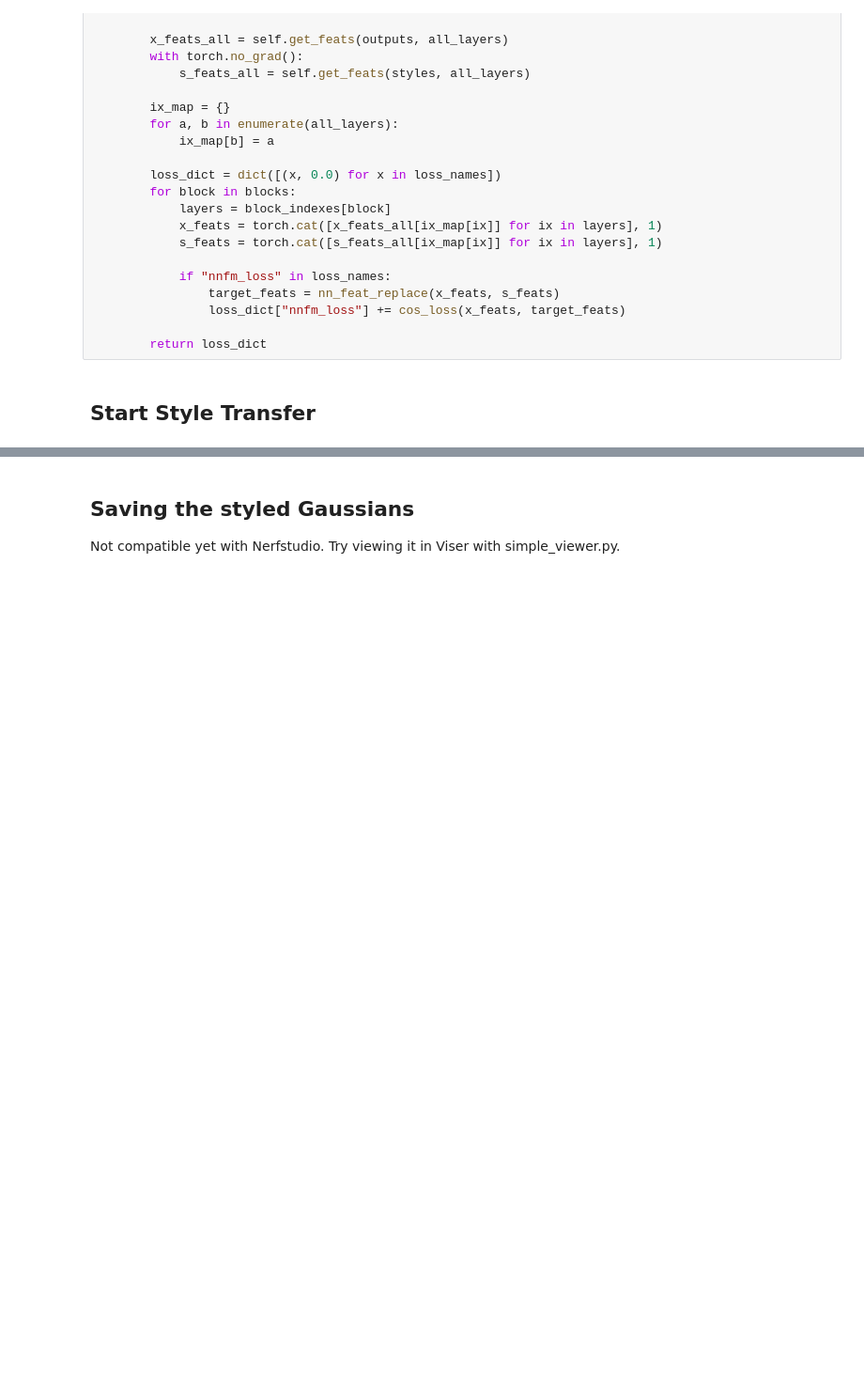
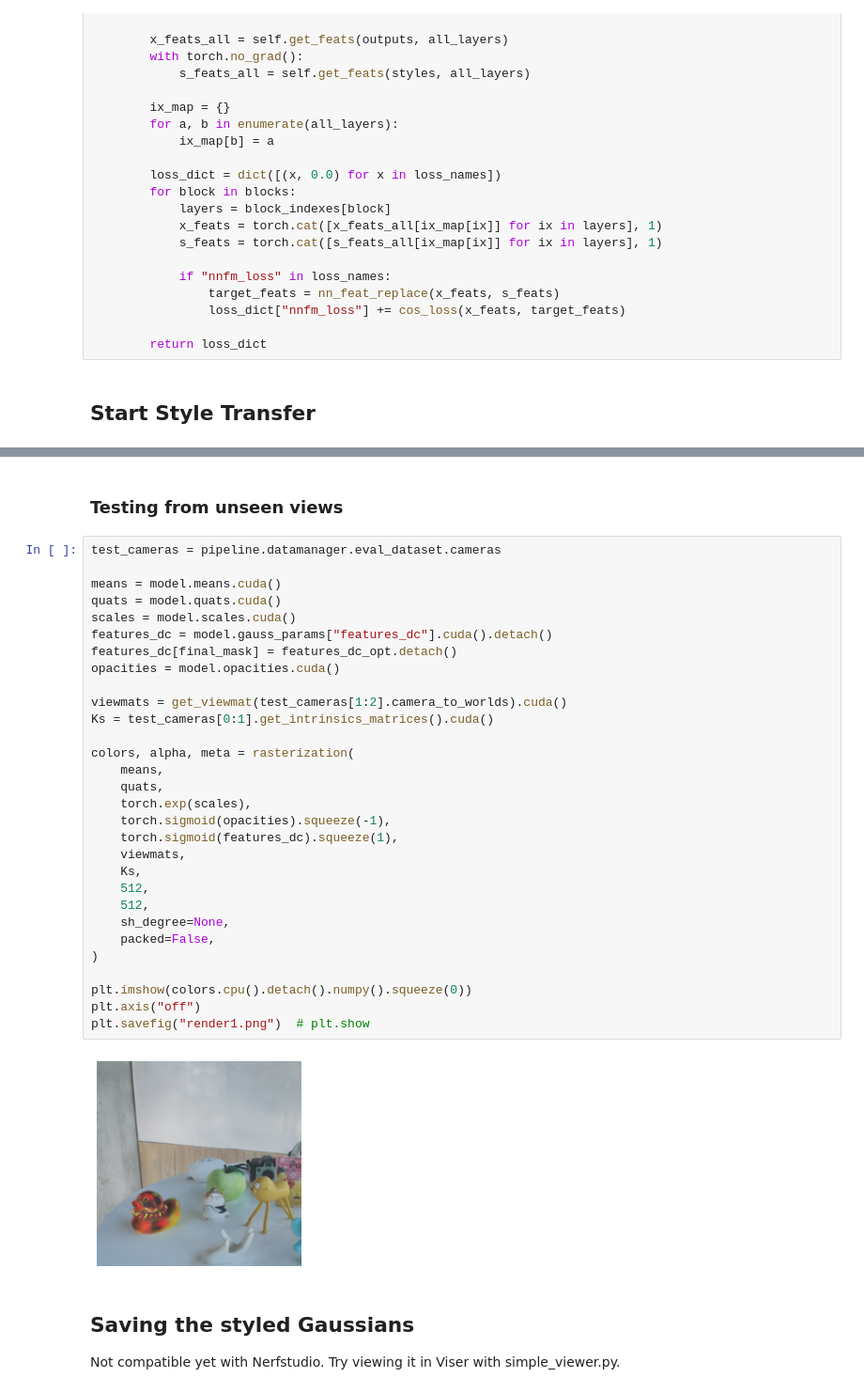
Before and after one commit to d-behl/gsplat-style-transfer, a Jupyter notebook: gs_segmentation.ipynb, the cells around one changed output, grey strips where cells are left out. Shown at 94% size. Drawn from its saved outputs; the diff is of its cells as text; blank space fills up the shorter version.

```diff
--- a/gs_segmentation.ipynb
+++ b/gs_segmentation.ipynb
@@ -709,3 +752,37 @@ plt.savefig("render1.png")  # plt.show
+# %% [markdown]
+### Testing from unseen views
+# %%
+test_cameras = pipeline.datamanager.eval_dataset.cameras
+
+means = model.means.cuda()
+quats = model.quats.cuda()
+scales = model.scales.cuda()
+features_dc = model.gauss_params["features_dc"].cuda().detach()
+features_dc[final_mask] = features_dc_opt.detach()
+opacities = model.opacities.cuda()
+
+viewmats = get_viewmat(test_cameras[1:2].camera_to_worlds).cuda()
+Ks = test_cameras[0:1].get_intrinsics_matrices().cuda()
+
+colors, alpha, meta = rasterization(
+    means,
+    quats,
+    torch.exp(scales),
+    torch.sigmoid(opacities).squeeze(-1),
+    torch.sigmoid(features_dc).squeeze(1),
+    viewmats,
+    Ks,
+    512,
+    512,
+    sh_degree=None,
+    packed=False,
+)
+
+plt.imshow(colors.cpu().detach().numpy().squeeze(0))
+plt.axis("off")
+plt.savefig("render1.png")  # plt.show
+# %% [output]
+[figure, added]
 # %% [markdown]
 ## Saving the styled Gaussians
 
```
Also changed, not shown: parts of 9 cells of this notebook, 1 other file.
